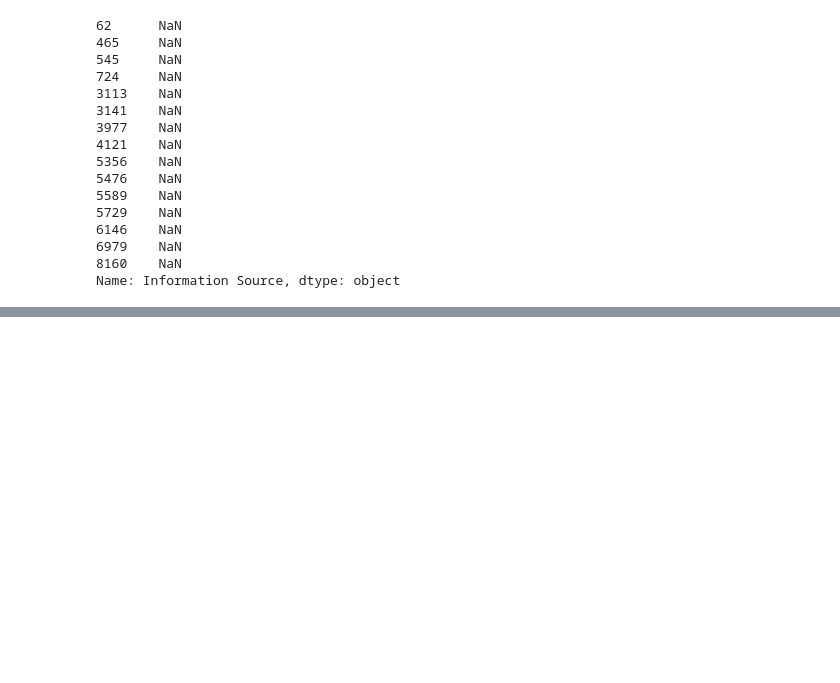
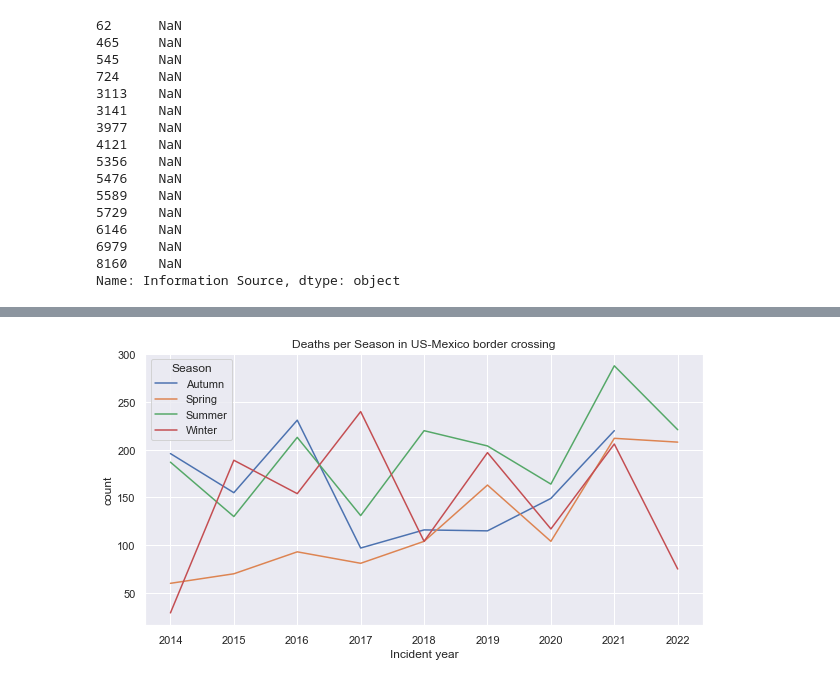
Before and after one commit to citlali-trigos-raczkowski/migrant-data-visualization, a Jupyter notebook: exploration/SebasExploration.ipynb, the cells around one changed output, grey strips where cells are left out. Drawn from its saved outputs; the diff is of its cells as text; code cells hidden in the pictures; blank space fills up the shorter version.

Commit message:
Changes in the exploration and some visualization functions

```diff
--- a/exploration/SebasExploration.ipynb
+++ b/exploration/SebasExploration.ipynb
@@ -603,0 +743,5 @@ df.to_csv('../Missing_Migrants_Global_Figures_filtered.csv')
+# %%
+def get_season(x):
+    for key, val in season_dict.items():
+        if x in val:
+            return key
@@ -603,0 +752,2 @@ df.to_csv('../Missing_Migrants_Global_Figures_filtered.csv')
+# %%
+df['Season'] = df['Reported Month'].apply(lambda x: get_season(x) )
@@ -603,0 +782,2 @@ df.to_csv('../Missing_Migrants_Global_Figures_filtered.csv')
+# %%
+df1 = df.groupby(['Migration route','Season','Incident year'])['Total Number of Dead and Missing'].sum().reset_index(name='count')
@@ -603,0 +818,10 @@ df.to_csv('../Missing_Migrants_Global_Figures_filtered.csv')
+# %%
+def plot_deaths_season(m_route,df):
+    dft = df[df['Migration route'] == m_route]
+    sns.set(rc={"figure.figsize":(10, 5)})
+
+    sns.lineplot(data=dft,x='Incident year',y='count',hue='Season').set(title=f"Deaths per Season in {m_route}")
+# %%
+plot_deaths_season('US-Mexico border crossing',df1)
+# %% [output]
+[figure, added]
```
Also changed, not shown: parts of 26 cells of this notebook.
